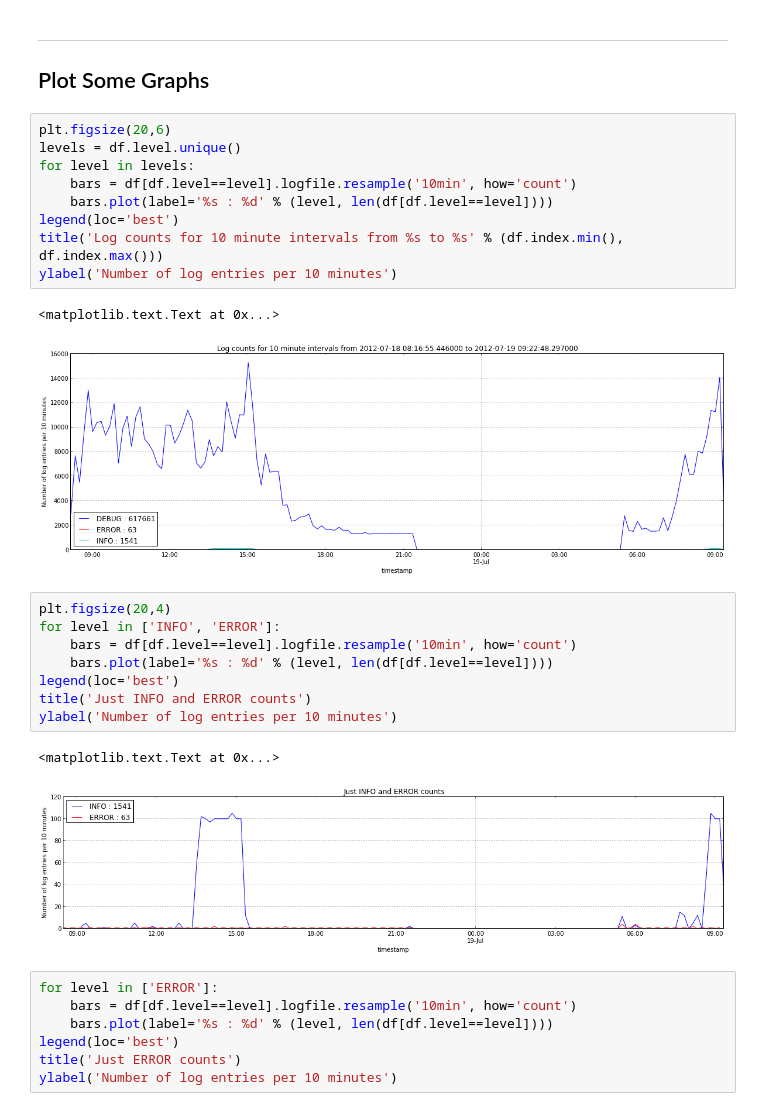
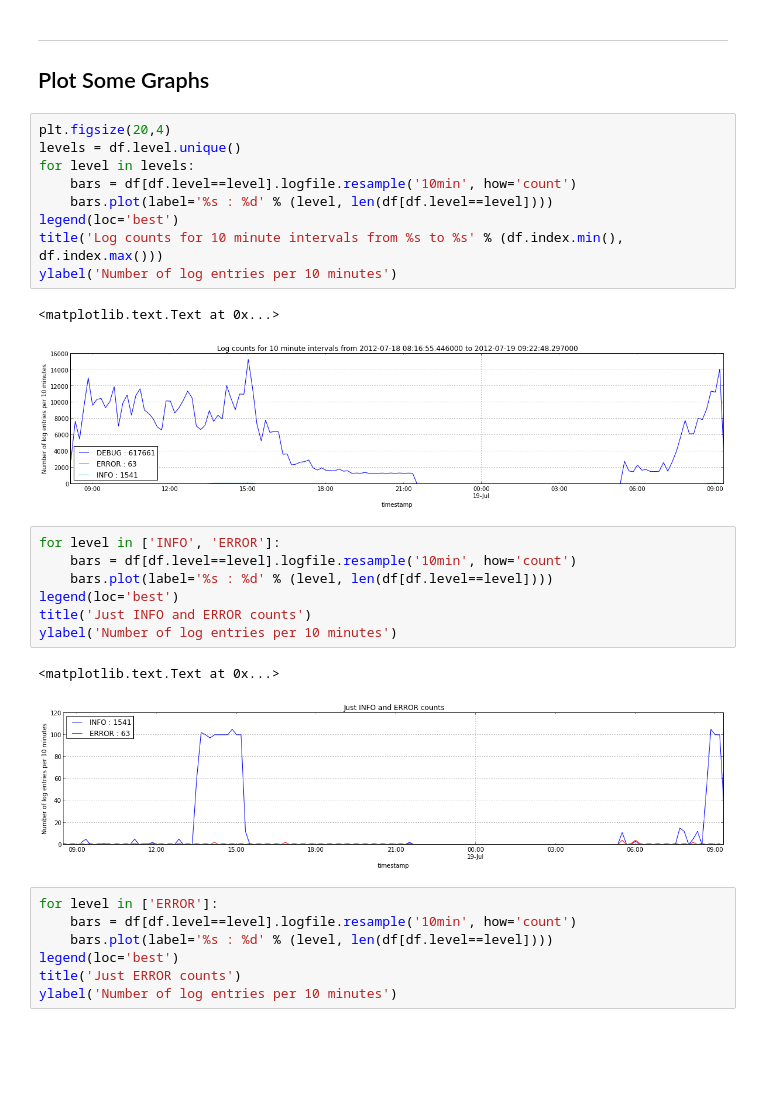
Before and after one commit to peterwilliams97/log_analysis, a Jupyter notebook: nb_pandas.ipynb, the cells around one changed output. Drawn from its saved outputs; the diff is of its cells as text; blank space fills up the shorter version.

```diff
--- a/nb_pandas.ipynb
+++ b/nb_pandas.ipynb
@@ -118,19 +118,18 @@ We hope 619265 == 619265
 Plot Some Graphs
 -----------
 # %%
-plt.figsize(20,6)
+plt.figsize(20,4)
 levels = df.level.unique()
 for level in levels:
     bars = df[df.level==level].logfile.resample('10min', how='count')
     bars.plot(label='%s : %d' % (level, len(df[df.level==level])))
 legend(loc='best')
 title('Log counts for 10 minute intervals from %s to %s' % (df.index.min(), df.index.max()))
 ylabel('Number of log entries per 10 minutes')
 # %% [output]
 <matplotlib.text.Text at 0x...>
-[figure, old version]
+[figure, new version]
 # %%
-plt.figsize(20,4)
 for level in ['INFO', 'ERROR']:
     bars = df[df.level==level].logfile.resample('10min', how='count')
     bars.plot(label='%s : %d' % (level, len(df[df.level==level])))
```
Also changed, not shown: parts of 7 cells of this notebook.
